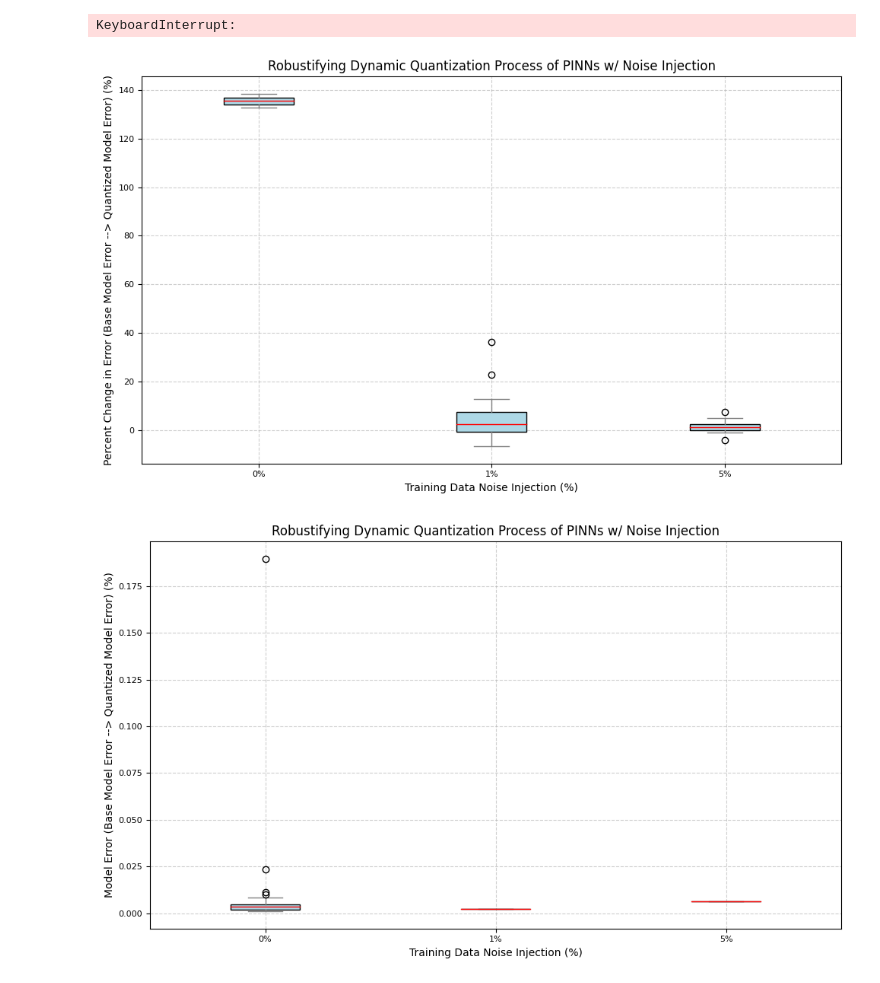
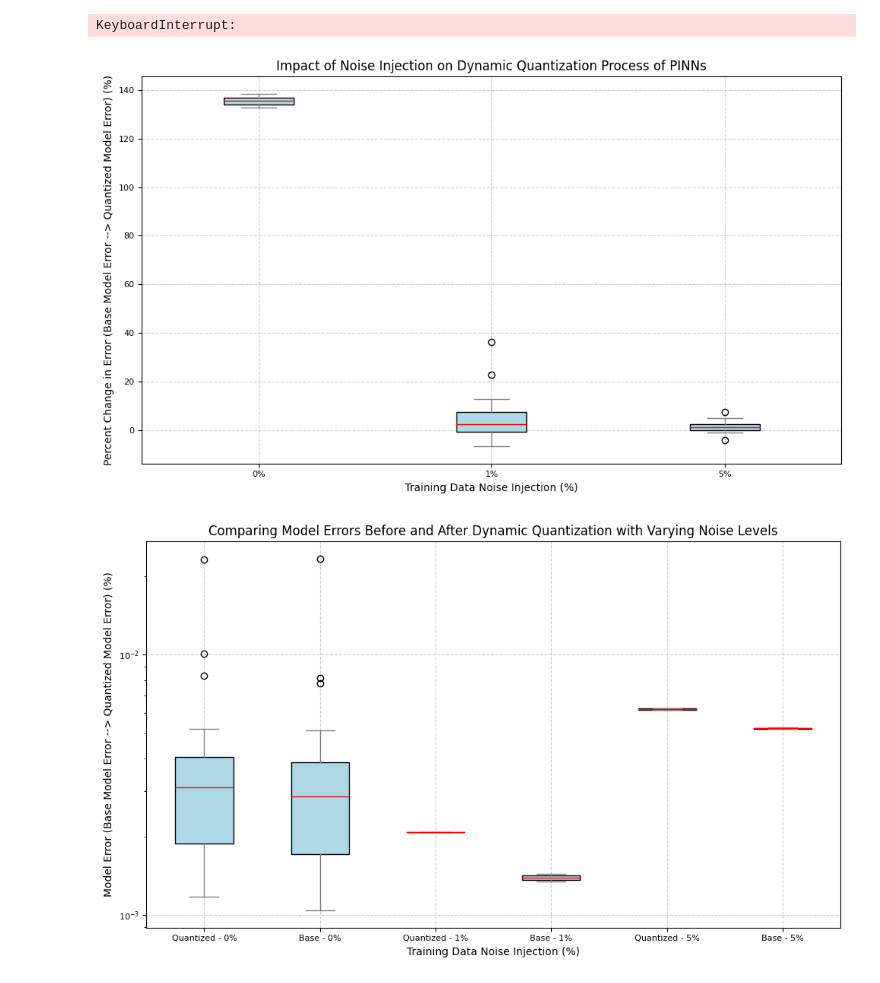
Before and after one commit to IseanB/Robustifying-Dynamic-Quantization-of-PINNs, a Jupyter notebook: Burgers Identification (PyTorch).ipynb, the cells around one changed output. Saved outputs shown, nothing was run; the diff lists cells and outputs as text; code cells hidden in the pictures.

Commit message:
finished analysis of noise injeciton on quantization process

```diff
--- a/Burgers Identification (PyTorch).ipynb
+++ b/Burgers Identification (PyTorch).ipynb
@@ -1254,25 +1254,25 @@ base_00 = np.array([ # Base Model Error, Quantized Model Error
     [7.786678e-03, 1.006356e-02],
     [1.047162e-03, 1.342936e-03],
     [4.684336e-03, 4.917040e-03],
-    [1.303013e-03, 1.536873e-03],
-    [1.094588e-02, 1.102945e-02],
-    [3.979636e-03, 5.575185e-03],
-    [1.371120e-03, 2.049382e-03],
-    [1.072179e-03, 1.486318e-03],
-    [4.007025e-03, 3.967564e-03],
-    [7.907806e-03, 8.158320e-03],
-    [4.141092e-03, 4.827751e-03],
-    [1.374554e-03, 1.683193e-03],
-    [2.177494e-03, 2.485343e-03],
-    [2.562515e-03, 3.290203e-03],
-    [4.339867e-03, 5.203859e-03],
-    [1.350818e-03, 1.493116e-03],
-    [5.247001e-03, 5.442823e-03],
-    [2.577730e-03, 2.886398e-03],
-    [6.408195e-03, 6.754097e-03],
-    [1.894262e-01, 1.894304e-01],
-    [4.054336e-03, 4.454140e-03],
-    [3.424505e-03, 3.257452e-03],
+    # [1.303013e-03, 1.536873e-03],
+    # [1.094588e-02, 1.102945e-02],
+    # [3.979636e-03, 5.575185e-03],
+    # [1.371120e-03, 2.049382e-03],
+    # [1.072179e-03, 1.486318e-03],
+    # [4.007025e-03, 3.967564e-03],
+    # [7.907806e-03, 8.158320e-03],
+    # [4.141092e-03, 4.827751e-03],
+    # [1.374554e-03, 1.683193e-03],
+    # [2.177494e-03, 2.485343e-03],
+    # [2.562515e-03, 3.290203e-03],
+    # [4.339867e-03, 5.203859e-03],
+    # [1.350818e-03, 1.493116e-03],
+    # [5.247001e-03, 5.442823e-03],
+    # [2.577730e-03, 2.886398e-03],
+    # [6.408195e-03, 6.754097e-03],
+    # [1.894262e-01, 1.894304e-01],
+    # [4.054336e-03, 4.454140e-03],
+    # [3.424505e-03, 3.257452e-03],
     [3.273438e-03, 3.923809e-03]
 ])
 
@@ -1334,33 +1334,42 @@ plt.boxplot(
 )
 plt.ylabel("Percent Change in Error (Base Model Error --> Quantized Model Error) (%)")
 plt.xlabel("Training Data Noise Injection (%)")
-plt.title("Robustifying Dynamic Quantization Process of PINNs w/ Noise Injection")
+plt.title("Impact of Noise Injection on Dynamic Quantization Process of PINNs")
 plt.grid(True, linestyle='--', alpha=0.6)
 plt.tight_layout()
 plt.show()
 # %% [output]
-[figure, old version]
+[figure, new version]
 # %%
-pct_base_00 = (base_00.T)[1]
-pct_data_01 = (data_01.T)[1]
-pct_data_05 = (data_05.T)[1]
+postQ_data_00 = (base_00.T)[1]
+postQ_data_01 = (data_01.T)[1]
+postQ_data_05 = (data_05.T)[1]
+
+base_data_00 = (base_00.T)[0]
+base_data_01 = (data_01.T)[0]
+base_data_05 = (data_05.T)[0]
 
 # Plot box-and-whisker plot
 plt.figure(figsize=(10, 6))
 plt.boxplot(
-    [pct_base_00, pct_data_01, pct_data_05],
-    labels=['0%', '1%', '5%'],
+    [postQ_data_00, base_data_00,
+      postQ_data_01, base_data_01,
+      postQ_data_05, base_data_05],
+    labels=['Quantized - 0%', 'Base - 0%',
+            'Quantized - 1%', 'Base - 1%',
+            'Quantized - 5%', 'Base - 5%'],
     patch_artist=True,
     boxprops=dict(facecolor='lightblue'),
     medianprops=dict(color='red'),
     whiskerprops=dict(color='gray'),
     capprops=dict(color='gray')
 )
 plt.ylabel("Model Error (Base Model Error --> Quantized Model Error) (%)")
+plt.yscale('log')
 plt.xlabel("Training Data Noise Injection (%)")
-plt.title("Robustifying Dynamic Quantization Process of PINNs w/ Noise Injection")
+plt.title("Comparing Model Errors Before and After Dynamic Quantization with Varying Noise Levels")
 plt.grid(True, linestyle='--', alpha=0.6)
 plt.tight_layout()
 plt.show()
 # %% [output]
-[figure, old version]
+[figure, new version]
```
